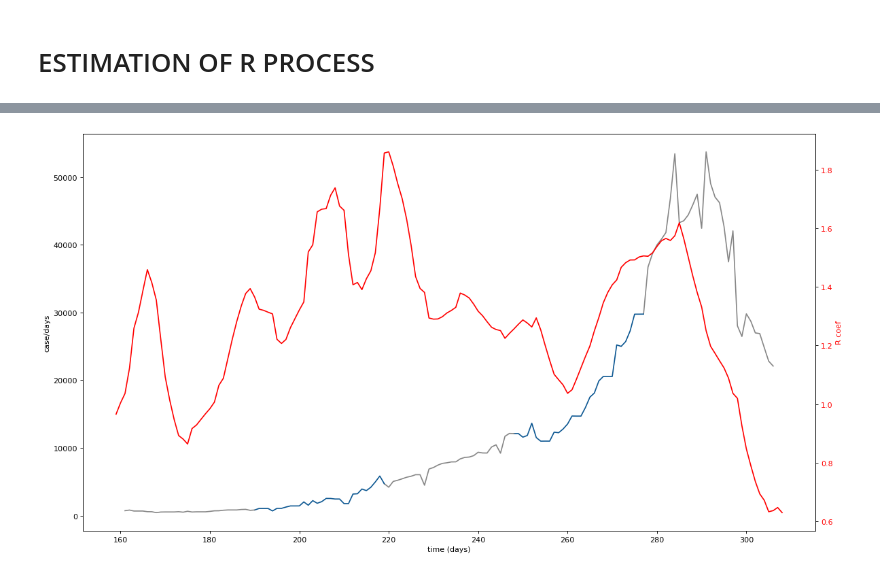
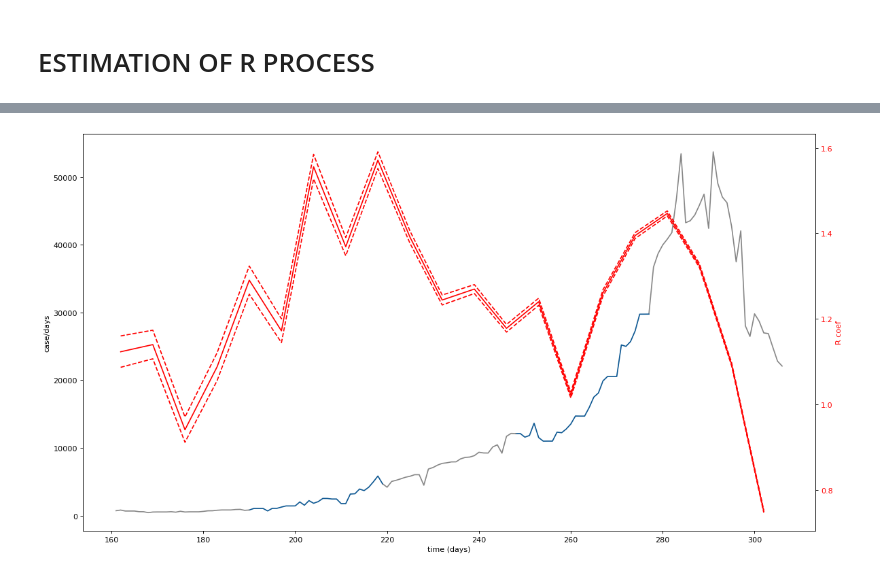
Before and after one commit to Mathonal/Rcomputing_covid19, a Jupyter notebook: 2-CALCUL_R_reduct.ipynb, the cells around one changed output, grey strips where cells are left out. Saved outputs shown, nothing was run; the diff lists cells and outputs as text; code cells hidden in the pictures.

Commit message:
check function, finalisation of reducting Rcomputation, creation of third notebook to loop R comput on several countries

```diff
--- a/2-CALCUL_R_reduct.ipynb
+++ b/2-CALCUL_R_reduct.ipynb
@@ -43,4 +89,12 @@ meuh
 # %%
+# INCIDENCE SERIE (supplementary cases per days column)
+# can be mesured on confirmedcases, hostitalisation cases, or reanimation cases
+# as long as there is NO negative values
+
+IncidenceSerie = testdf['Confirmed_MMincidence']
+TimeMaxnb = IncidenceSerie.shape[0]
+print('length of current time serie : {} days'.format(TimeMaxnb))
+
 # =============================
 #  PREDEFINED PARAMETERS
 # =============================
@@ -52,10 +106,14 @@ UNCERTAINTY_FLAG = False
 
 # PARAMETERS TO BUILD THE SERIAL INTERVAL DISTRIBUTION
 # MAIN VALUES : mandatory for all types of computation
-SI_mean = 8.4
-SI_stdev = 3.8
+# must : SI_mean > 1; SI_mean > ComputationStep; SI_stdev > 0
+SI_mean = 7
+SI_stdev = 4
 
 # UNCERTAINTY DISTRIBUTION PARAMETERS
+# must :
+# mean_vars['std'] > 0 ;mean_vars['min'] > 1; mean_vars['min'] < SI_mean; mean_vars['MAX'] > SI_mean;
+# stdev_vars['std'] > 0; stdev_vars['min'] > 0; stdev_vars['min'] < SI_stdev; stdev_vars['MAX'] > SI_stdev
 mean_vars = {'std':1,
              'MAX':12.4,
              'min':4.4}
@@ -63,19 +121,21 @@ stdev_vars = {'std':0.5,
             'MAX':5.8,
             'min':1.8}
 
+# must : SampleSizeSI > 0
 uncertaintySampleSize = 5
 posteriorSamplesize = 5
 
-# LOOOOOOTS of verifications to implement about these values !!
-
 # TIME INTERVALS FOR COMPUTATION
+# must : CVThreshold > 0
+# must  : ComputationLength > 1 ; ComputationLength < TimeMaxnb; ComputationStep > 1
 # DETERMINE STARTING POINT : low values will skip more of the first days for computation
 CVThreshold = 0.3
 # ComputationLength : average of R computation over a time frame (7 = average on 1 week)
 ComputationLength=7
 # ComputationStep >> 1 = every day ; 7 = every weeks
-ComputationStep=1
+ComputationStep=2
 
 #Prior starting values of mean/std
+# must : MeanPrior >0 ; StdPrior >0
 MeanPrior = 5
 StdPrior = 5
@@ -319,6 +306,13 @@ computation complete
 # %%
+incidencelist = IncidenceSerie.loc[(IncidenceSerie.index >= endTimes[0]-1)]
+incidencelist = []
+#VISUALISATION OF DISTRIBUTION
+for val in endTimes:
+    incidencelist.append(IncidenceSerie[val-1])
+
 # DATAFRAMING RESULTS
 testdict = {'timestep':endTimes,
+            'incidence':incidencelist,
             'aPosterior':aPosterior,
             'bPosterior':bPosterior,
             'MeanR':MeanR,
@@ -332,3 +326,4 @@ testdict = {'timestep':endTimes,
             'RQuantile975':RQuantile975}
 
 rsltdf = pd.DataFrame(testdict)
+rsltdf
@@ -342,7 +355,7 @@ if rangeselection <= IncidenceSerie.shape[0] :
 else : index = 0
 #print(index)
 
-Rtable = rsltdf[['timestep','MeanR']].loc[rsltdf['timestep'] > index]
+Rtable = rsltdf[['timestep','MeanR','RQuantile025','RQuantile975']].loc[rsltdf['timestep'] > index]
 
 # X inc sections CONSTRUCTION
 xsections = []
@@ -358,31 +371,33 @@ while True:
     x = np.array(range(startval,lastvalue))
 
     #r = y2[startval:lastvalue]
     i = IncidenceSerie[startval:lastvalue]
     xsections.append(x)
     #Rsections.append(r)
     incsections.append(i)
     lastvalue = startval+1
     if startval == 0 : break
 
 #figure(num=None, figsize=(20, 10), dpi=80, facecolor='w', edgecolor='k')
 fig, ax1 = plt.subplots(figsize=(15, 8), dpi=80)
 
 ax1.set_xlabel('time (days)')
 ax1.set_ylabel('case/days')
 
 ax2 = ax1.twinx()  # instantiate a second axes that shares the same x-axis
 ax2.set_ylabel('R coef',color='red')  # we already handled the x-label with ax1
 
 colors = ['#878787', '#0c5792']
 for i,val in enumerate(xsections):
     ax1.plot(xsections[i], incsections[i], color=colors[i%2]) # plt.plot(x, y, "y-", color=colors[i%2])
 
 #ax1.tick_params(axis='y', labelcolor=color)
 ax2.plot(Rtable['timestep'], Rtable['MeanR'], color='red')
+ax2.plot(Rtable['timestep'], Rtable['RQuantile025'], color='red',linestyle = '--')
+ax2.plot(Rtable['timestep'], Rtable['RQuantile975'], color='red',linestyle = '--')
 ax2.tick_params(axis='y', labelcolor='red')
 
 fig.tight_layout()  # otherwise the right y-label is slightly clipped
 plt.show()
 # %% [output]
-[figure, old version]
+[figure, new version]
```
Also changed, not shown: parts of 16 cells of this notebook, 10 other files.
